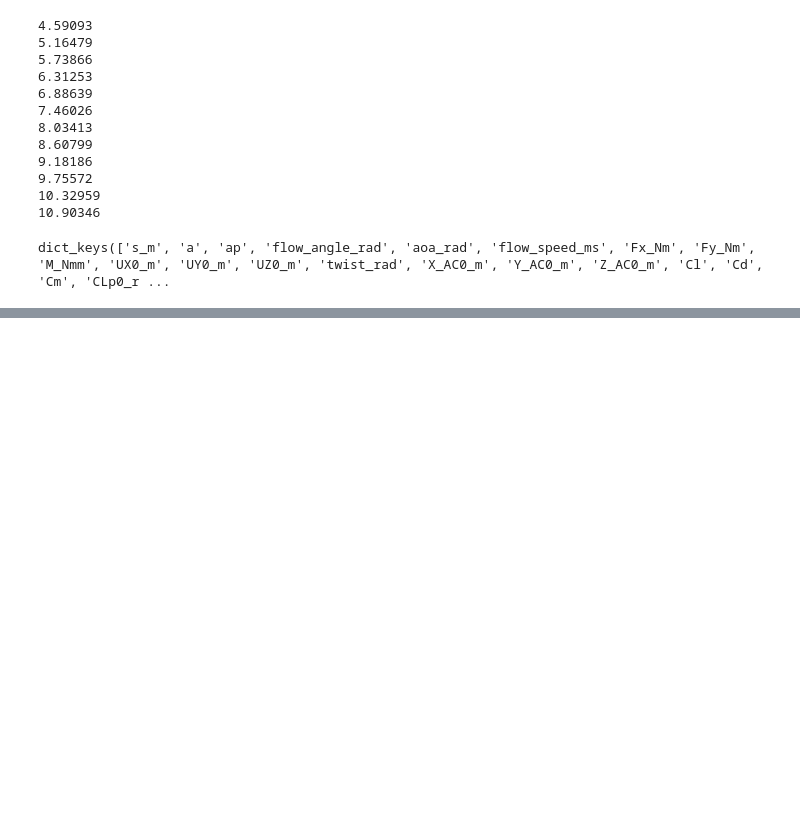
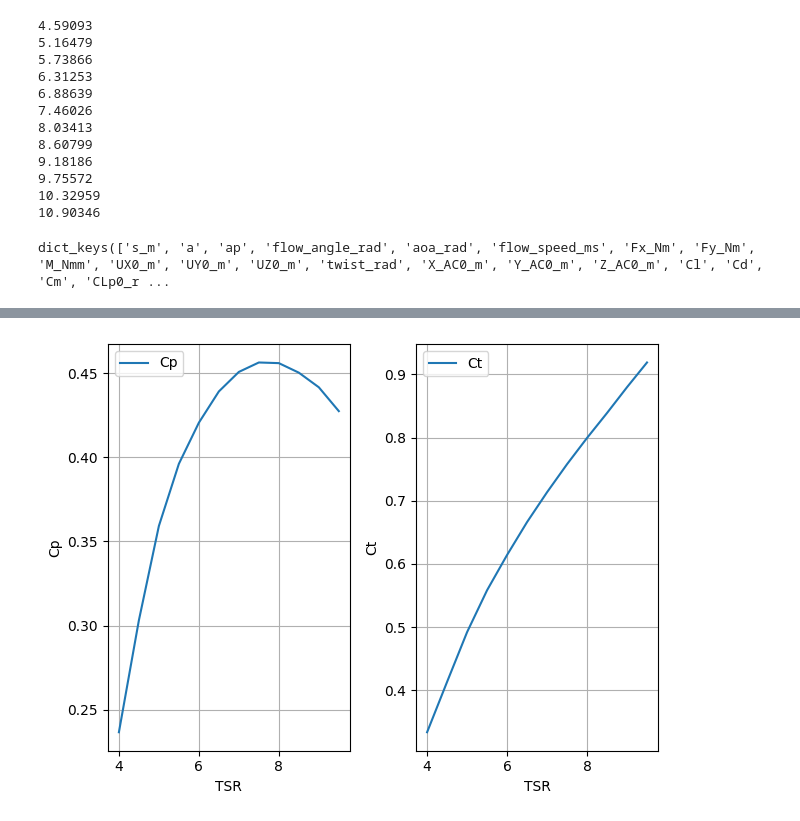
Before and after one commit to nicolaquaia/LAC_final, a Jupyter notebook: assignment_01/assignment1_03.ipynb, the cells around one changed output, grey strips where cells are left out. Drawn from its saved outputs; the diff is of its cells as text; code cells hidden in the pictures; blank space fills up the shorter version.

```diff
--- a/assignment_01/assignment1_03.ipynb
+++ b/assignment_01/assignment1_03.ipynb
@@ -224,0 +233,30 @@ plt.show()
+# %%
+# Side-by-side plots of the power and thrust coefficients calculated with HAWC2S at design pitch versus TSR
+
+pwr_path = "hawc_files/our_design/res_hawc2s/Group1_redesign_hawc2s_multiwsp.pwr"
+pwr_data = load_pwr(pwr_path)
+
+# would be nice to add the DTU values for the same TSR range
+
+
+fig1, axs1 = plt.subplots(1, 2, num=2, clear=True)
+
+axs1[0].plot(TSR_range, pwr_data["Cp"], label='Cp')
+axs1[0].set_xlabel("TSR")
+axs1[0].set_ylabel("Cp")
+axs1[0].legend()
+axs1[0].grid(True)
+#axs1[0].set_xlim(min(TSR_range), max(TSR_range))
+
+axs1[1].plot(TSR_range, pwr_data["Ct"], label='Ct')
+axs1[1].set_xlabel("TSR")
+axs1[1].set_ylabel("Ct")
+axs1[1].legend()
+axs1[1].grid(True)
+#axs1[1].set_xlim(min(TSR_range), max(TSR_range))
+
+# Adjust layout and show the figure
+plt.tight_layout()
+plt.show()
+# %% [output]
+[figure, added]
```
Also changed, not shown: parts of 3 cells of this notebook.
